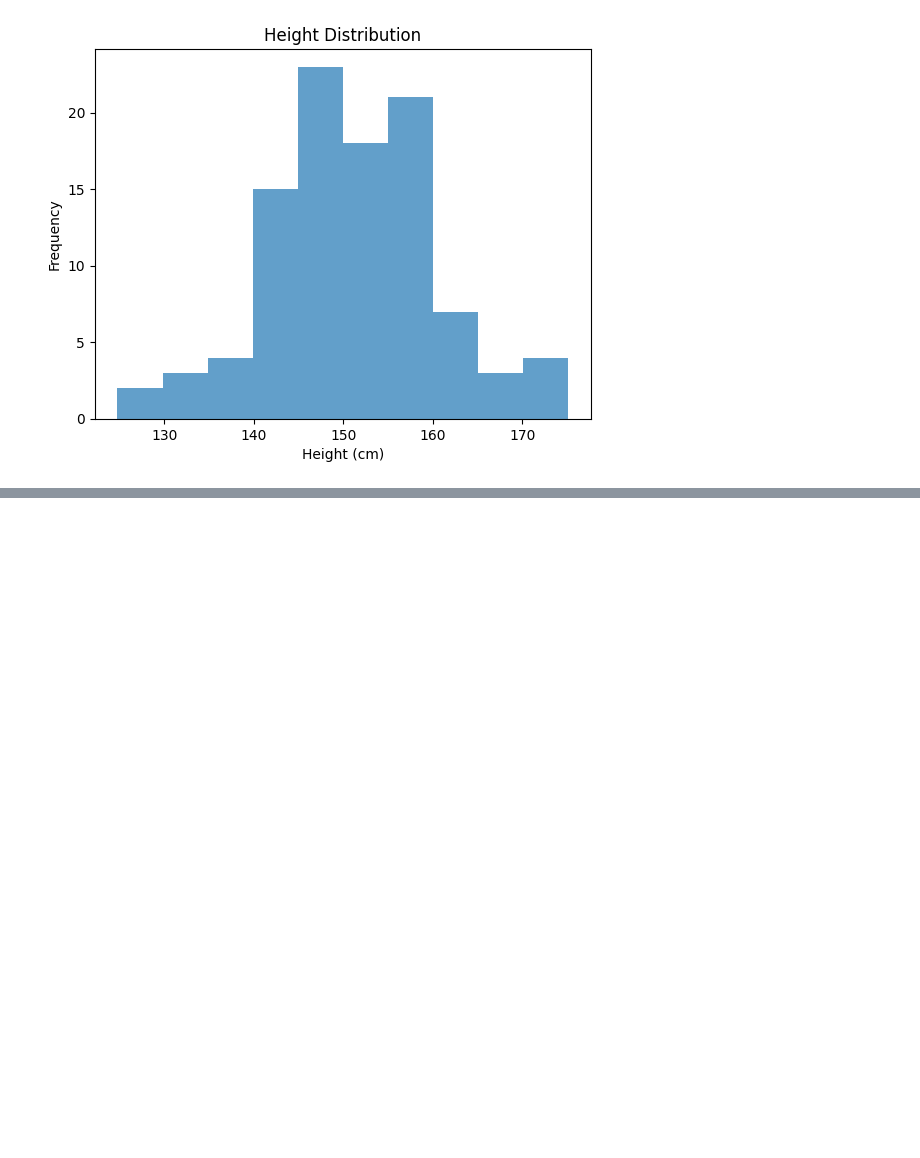
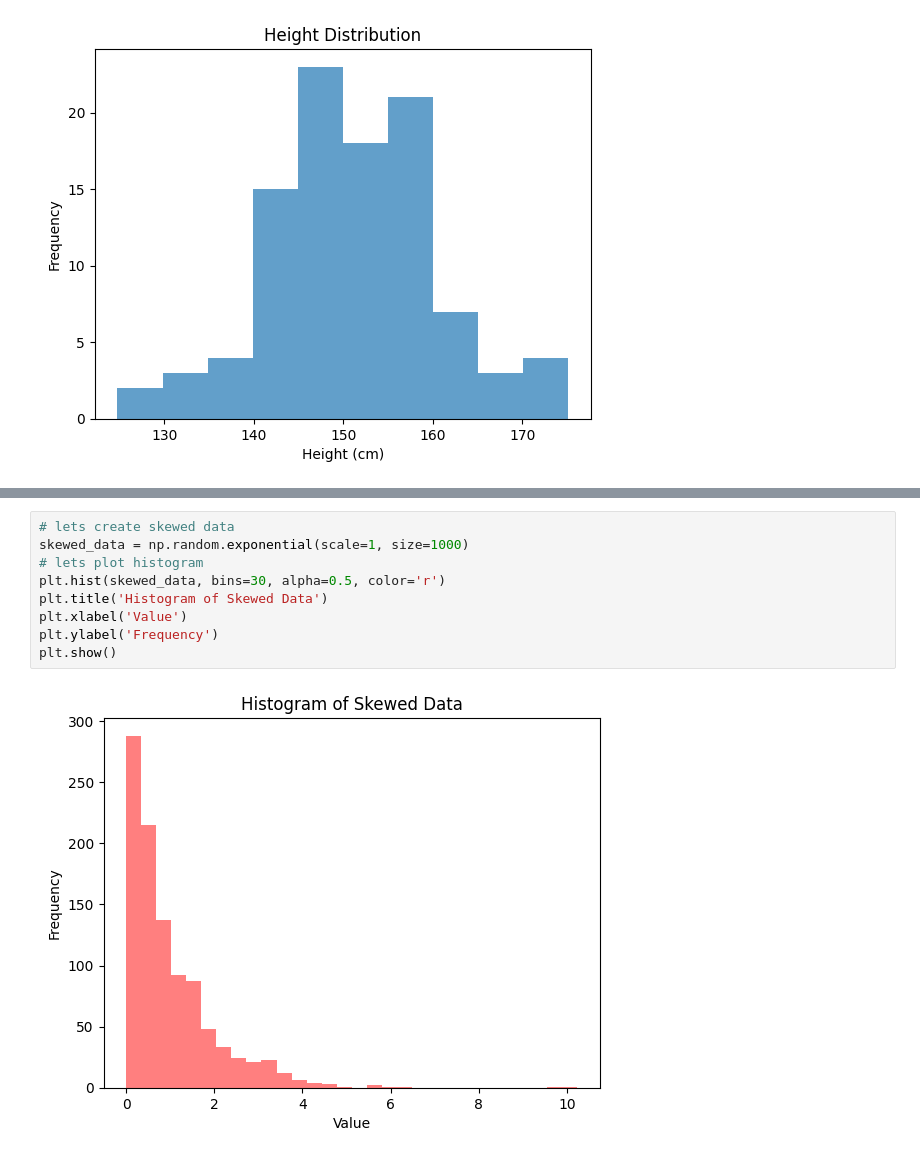
Before and after one commit to rahul8879/rbyte_ai_engineering, a Jupyter notebook: math/basic_stats.ipynb, the cells around one changed output, grey strips where cells are left out. Drawn from its saved outputs; the diff is of its cells as text; blank space fills up the shorter version.

```diff
--- a/math/basic_stats.ipynb
+++ b/math/basic_stats.ipynb
@@ -44,0 +71,11 @@ plt.show()
+# %%
+# lets create skewed data
+skewed_data = np.random.exponential(scale=1, size=1000)
+# lets plot histogram
+plt.hist(skewed_data, bins=30, alpha=0.5, color='r')
+plt.title('Histogram of Skewed Data')
+plt.xlabel('Value')
+plt.ylabel('Frequency')
+plt.show()
+# %% [output]
+[figure, added]
```
Also changed, not shown: parts of 8 cells of this notebook, 1 other file.
